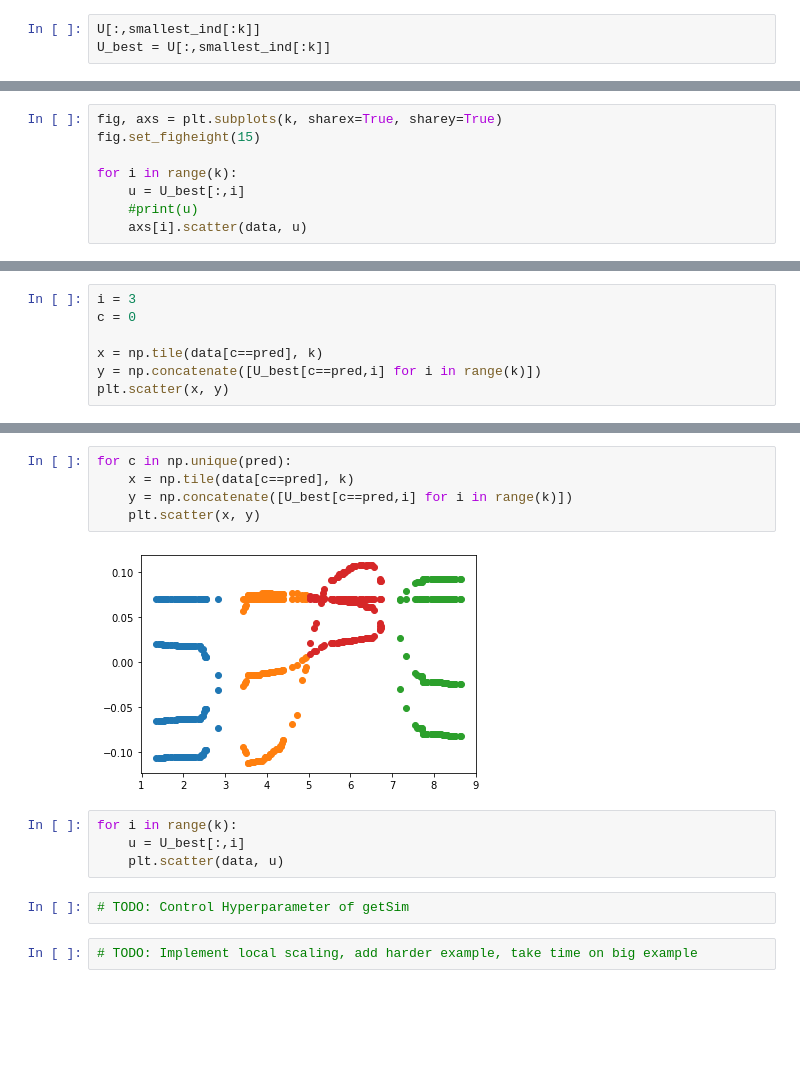
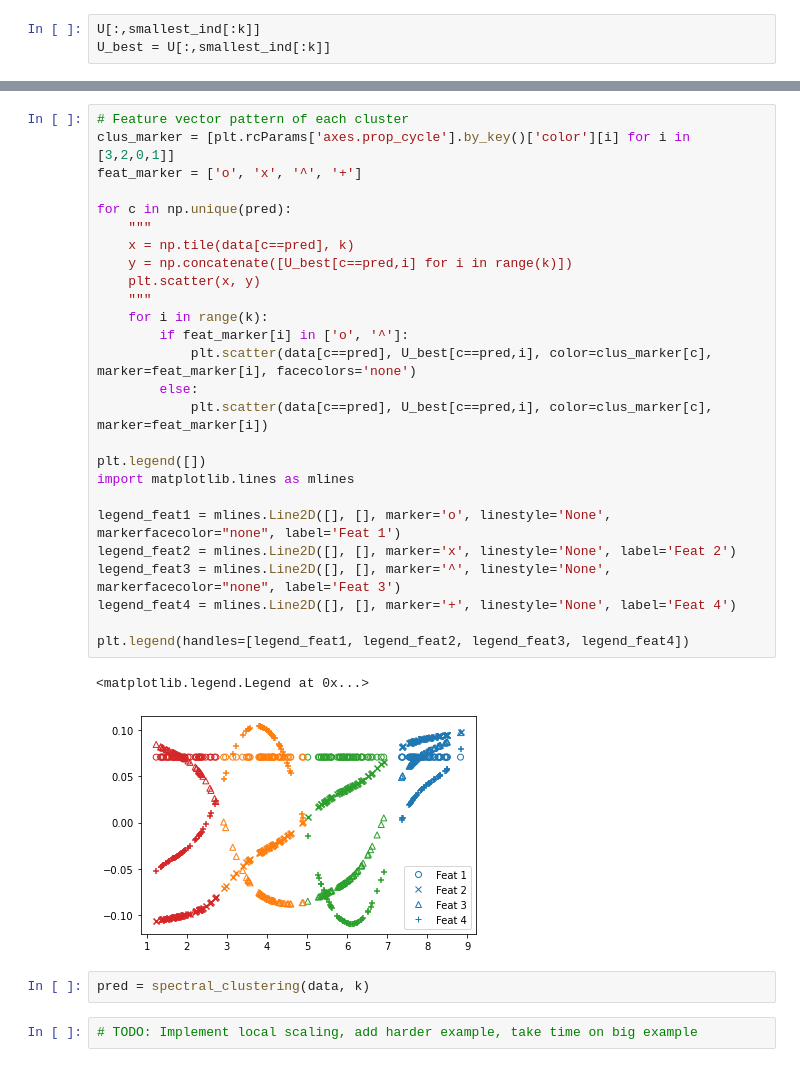
Before and after one commit to zgzhikaru/project_spectral_clustering, a Jupyter notebook: spectral_clusetering.ipynb, the cells around one changed output, grey strips where cells are left out. Drawn from its saved outputs; the diff is of its cells as text; blank space fills up the shorter version.

```diff
--- a/spectral_clusetering.ipynb
+++ b/spectral_clusetering.ipynb
@@ -155,8 +165,0 @@ for i in range(k):
-# %%
-fig, axs = plt.subplots(k, sharex=True, sharey=True)
-fig.set_figheight(15)
-
-for i in range(k):
-    u = U_best[:,i]
-    #print(u)
-    axs[i].scatter(data, u)
@@ -237,7 +183,0 @@ for i in range(k):
-# %%
-i = 3
-c = 0
-
-x = np.tile(data[c==pred], k)
-y = np.concatenate([U_best[c==pred,i] for i in range(k)])
-plt.scatter(x, y)
@@ -247,15 +184,33 @@ plt.scatter(x, y)
-# %%
-for c in np.unique(pred):
-    x = np.tile(data[c==pred], k)
-    y = np.concatenate([U_best[c==pred,i] for i in range(k)])
-    plt.scatter(x, y)
-# %% [output]
-[figure, removed]
-# %%
-for i in range(k):
-    u = U_best[:,i]
-    plt.scatter(data, u)
-# %%
-# TODO: Control Hyperparameter of getSim
+# %%
+# Feature vector pattern of each cluster
+clus_marker = [plt.rcParams['axes.prop_cycle'].by_key()['color'][i] for i in [3,2,0,1]]
+feat_marker = ['o', 'x', '^', '+']
+
+for c in np.unique(pred):
+    """
+    x = np.tile(data[c==pred], k)
+    y = np.concatenate([U_best[c==pred,i] for i in range(k)])
+    plt.scatter(x, y)
+    """
+    for i in range(k):
+        if feat_marker[i] in ['o', '^']:
+            plt.scatter(data[c==pred], U_best[c==pred,i], color=clus_marker[c], marker=feat_marker[i], facecolors='none')
+        else:
+            plt.scatter(data[c==pred], U_best[c==pred,i], color=clus_marker[c], marker=feat_marker[i])
+
+plt.legend([])
+import matplotlib.lines as mlines
+
+legend_feat1 = mlines.Line2D([], [], marker='o', linestyle='None', markerfacecolor="none", label='Feat 1')
+legend_feat2 = mlines.Line2D([], [], marker='x', linestyle='None', label='Feat 2')
+legend_feat3 = mlines.Line2D([], [], marker='^', linestyle='None', markerfacecolor="none", label='Feat 3')
+legend_feat4 = mlines.Line2D([], [], marker='+', linestyle='None', label='Feat 4')
+
+plt.legend(handles=[legend_feat1, legend_feat2, legend_feat3, legend_feat4])
+# %% [output]
+<matplotlib.legend.Legend at 0x...>
+[figure, added]
+# %%
+pred = spectral_clustering(data, k)
 # %%
 # TODO: Implement local scaling, add harder example, take time on big example
```
Also changed, not shown: parts of 49 cells of this notebook.
